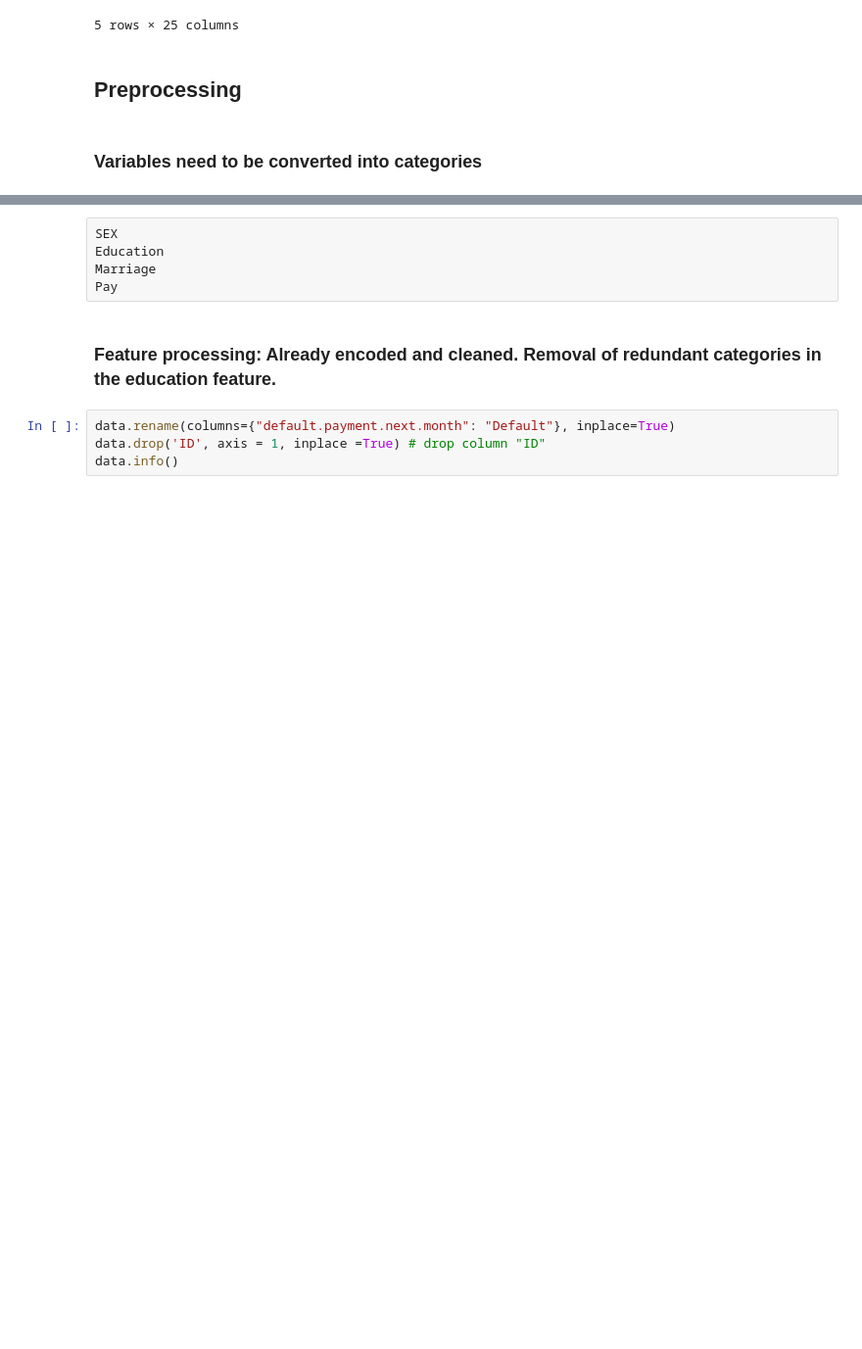
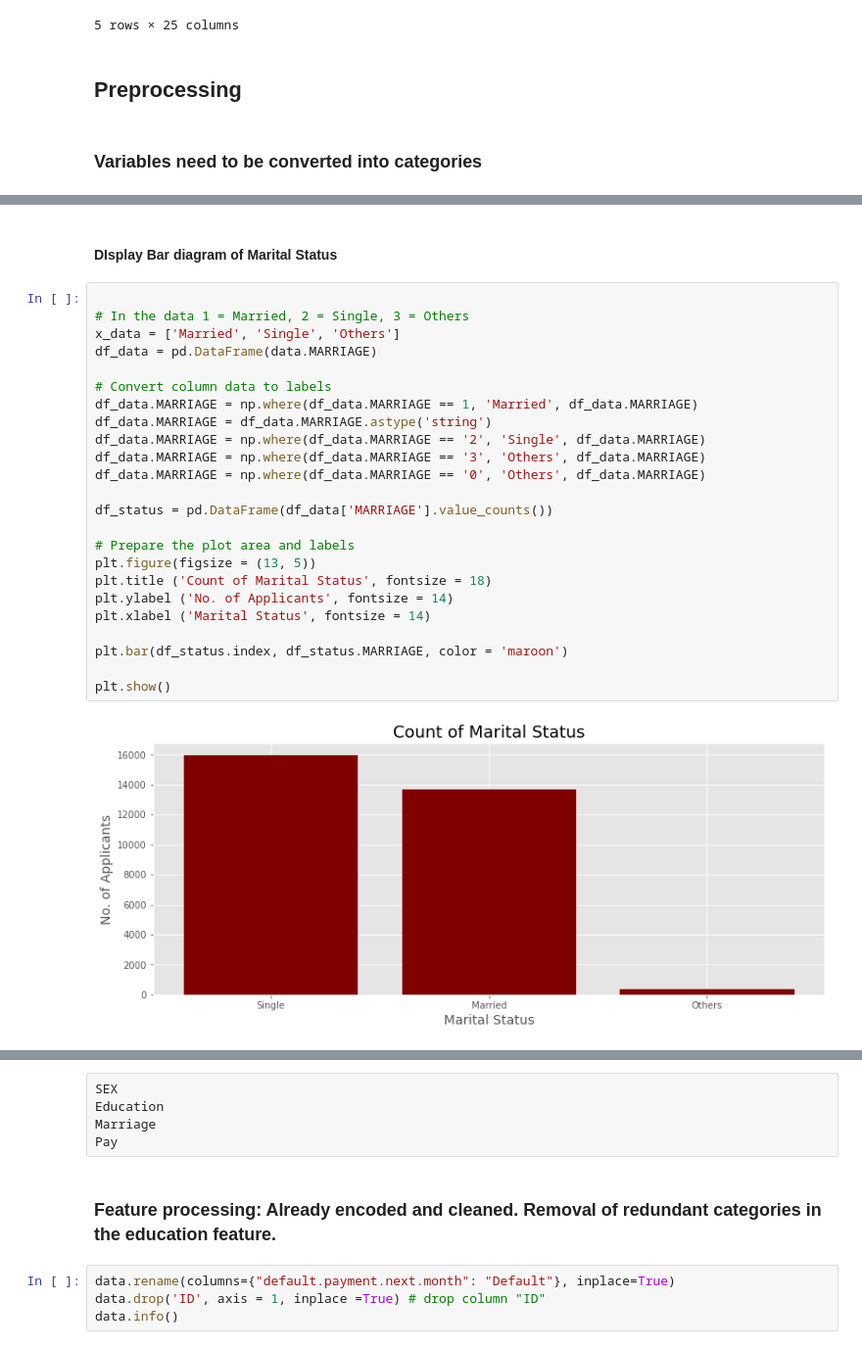
Before and after one commit to Macedon93/Data-Mining, a Jupyter notebook: Assignment 4/A4.ipynb, the cells around one changed output, grey strips where cells are left out. Shown at 98% size. Saved outputs shown, nothing was run; the diff lists cells and outputs as text; blank space fills up the shorter version.

```diff
--- a/Assignment 4/A4.ipynb
+++ b/Assignment 4/A4.ipynb
@@ -51,0 +72,28 @@ data.head()
+# %% [markdown]
+#### DIsplay Bar diagram of Marital Status
+# %%
+
+# In the data 1 = Married, 2 = Single, 3 = Others
+x_data = ['Married', 'Single', 'Others']
+df_data = pd.DataFrame(data.MARRIAGE)
+
+# Convert column data to labels
+df_data.MARRIAGE = np.where(df_data.MARRIAGE == 1, 'Married', df_data.MARRIAGE)
+df_data.MARRIAGE = df_data.MARRIAGE.astype('string')
+df_data.MARRIAGE = np.where(df_data.MARRIAGE == '2', 'Single', df_data.MARRIAGE)
+df_data.MARRIAGE = np.where(df_data.MARRIAGE == '3', 'Others', df_data.MARRIAGE)
+df_data.MARRIAGE = np.where(df_data.MARRIAGE == '0', 'Others', df_data.MARRIAGE)
+
+df_status = pd.DataFrame(df_data['MARRIAGE'].value_counts())
+
+# Prepare the plot area and labels
+plt.figure(figsize = (13, 5))
+plt.title ('Count of Marital Status', fontsize = 18)
+plt.ylabel ('No. of Applicants', fontsize = 14)
+plt.xlabel ('Marital Status', fontsize = 14)
+
+plt.bar(df_status.index, df_status.MARRIAGE, color = 'maroon')
+
+plt.show()
+# %% [output]
+[figure, added]
```
Also changed, not shown: parts of 5 cells of this notebook.
